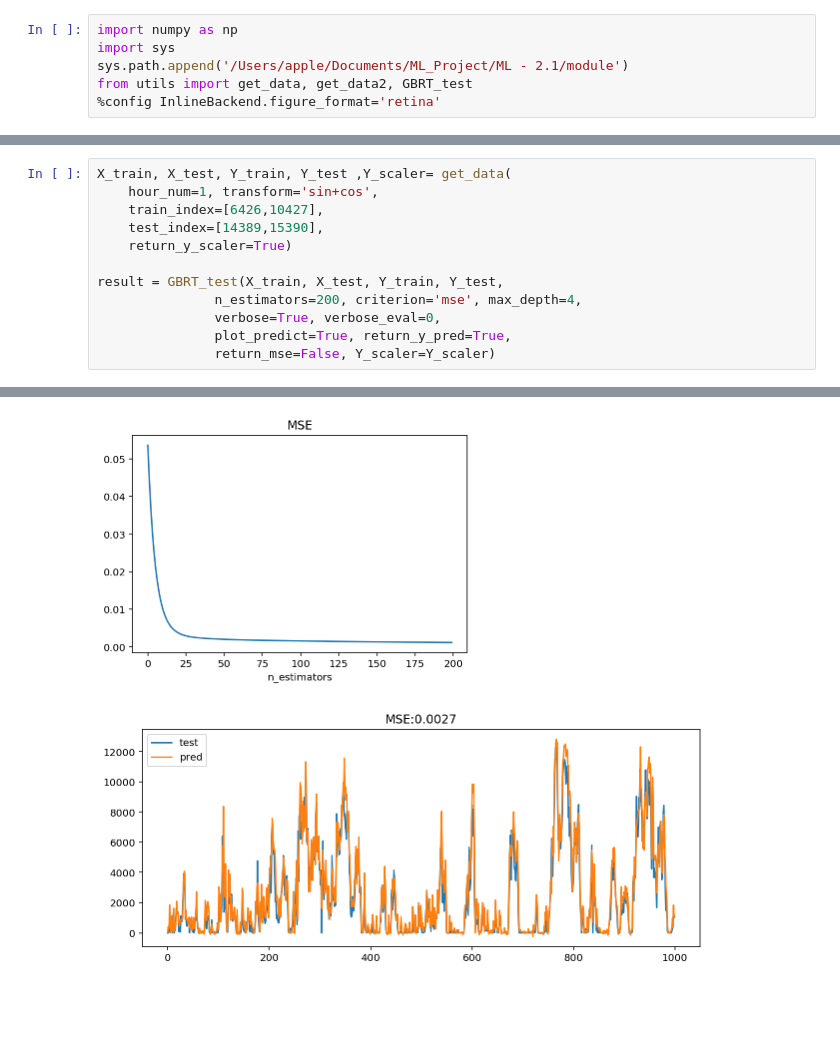
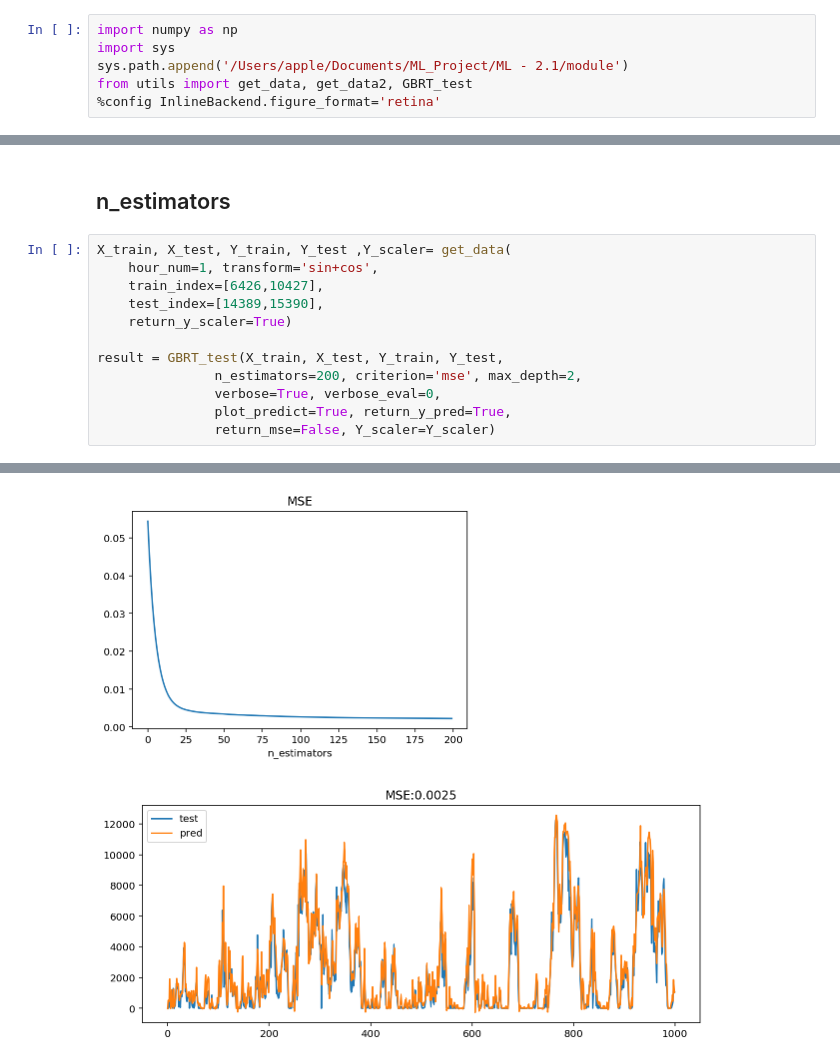
Before and after one commit to longdongchuan/ML_Project, a Jupyter notebook: ML - 2.1/tree_esn/GBRT.ipynb, the cells around one changed output, grey strips where cells are left out. Saved outputs shown, nothing was run; the diff lists cells and outputs as text; blank space fills up the shorter version.

```diff
--- a/ML - 2.1/tree_esn/GBRT.ipynb
+++ b/ML - 2.1/tree_esn/GBRT.ipynb
@@ -7,3 +44,5 @@ from utils import get_data, get_data2, GBRT_test
+# %% [markdown]
+## n_estimators
 # %%
 X_train, X_test, Y_train, Y_test ,Y_scaler= get_data(
     hour_num=1, transform='sin+cos',
@@ -12,7 +51,7 @@ X_train, X_test, Y_train, Y_test ,Y_scaler= get_data(
     return_y_scaler=True)
 
 result = GBRT_test(X_train, X_test, Y_train, Y_test,
-               n_estimators=200, criterion='mse', max_depth=4,
+               n_estimators=200, criterion='mse', max_depth=2,
                verbose=True, verbose_eval=0,
                plot_predict=True, return_y_pred=True,
                return_mse=False, Y_scaler=Y_scaler)
@@ -40,2 +79,2 @@ Test MSE 0.0027106634234651886
-[figure, old version]
+[figure, new version]
-[figure, old version]
+[figure, new version]
```
Also changed, not shown: parts of 9 cells of this notebook.
